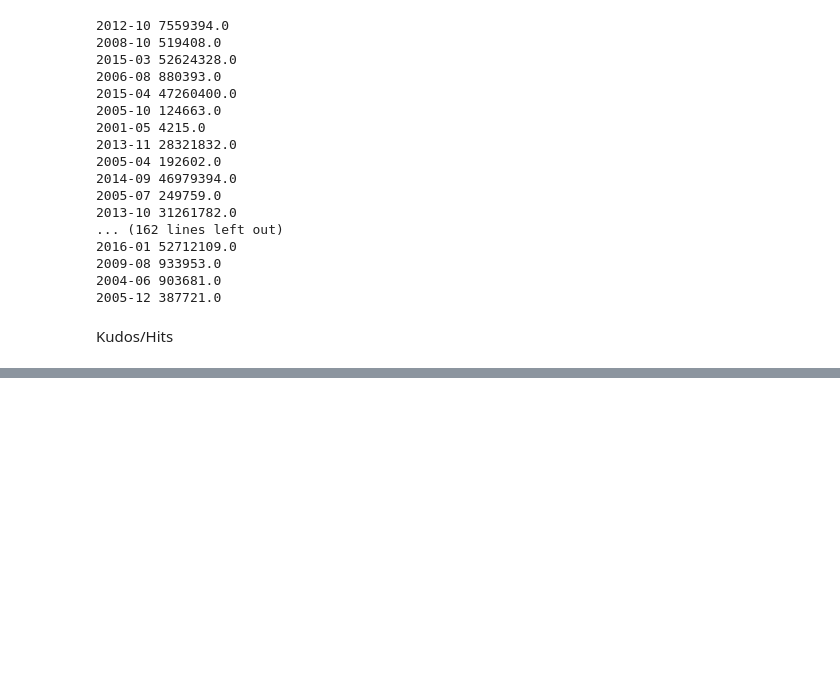
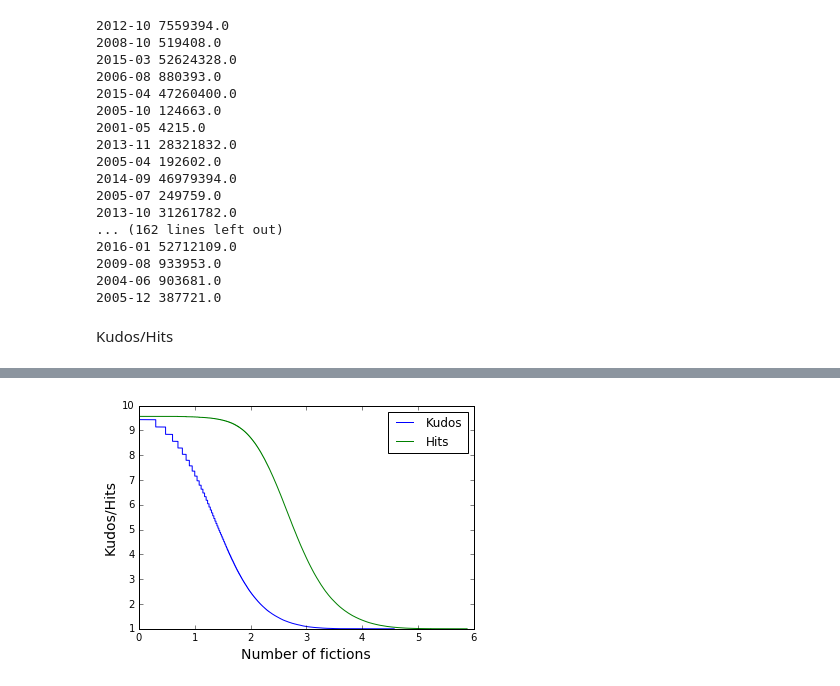
Before and after one commit to yzjing/ao3_old, a Jupyter notebook: exps/20170216_author_kudos/descriptive.ipynb, the cells around one changed output, grey strips where cells are left out. Saved outputs shown, nothing was run; the diff lists cells and outputs as text; code cells hidden in the pictures; blank space fills up the shorter version.

```diff
--- a/exps/20170216_author_kudos/descriptive.ipynb
+++ b/exps/20170216_author_kudos/descriptive.ipynb
@@ -108,11 +116,18 @@ for f in os.listdir(data_path):
 # %% [markdown]
 Kudos/Hits
 # %%
-for f in os.listdir(data_path):
-    plt.figure()
-    df = pd.read_csv(os.path.join(data_path, f), sep = '\t')
-    df = df.drop(['ChapterIndex', 'CompleteDate','UpdateDate'], axis=1)
-    df = df.drop_duplicates()
-    df['Kudos/Hits'] = df['Kudos'].astype(float)/df['Hits'].astype(float)
-    plt.hist([i for i in df['Kudos/Hits'].tolist() if not np.isnan(i) and not np.isinf(i)])
-    plt.title(f)
+kudos_all = []
+hits_all = []
+for f in fandom_list:
+    df = pd.read_csv(os.path.join(data_path, f+'_metadata.tsv'), sep = '\t')
+    try:
+        df = df.drop(['ChapterIndex', 'URL', 'CompleteDate','UpdateDate'], axis=1)
+        df = df.drop_duplicates()
+    except:
+        df = df.drop(['ChapterIndex', 'CompleteDate','UpdateDate'], axis=1)
+        df = df.drop_duplicates()
+
+    for i in df.Kudos.tolist():
+        kudos_all.append(i)
+    for i in df.Hits.tolist():
+        hits_all.append(i)
@@ -132,0 +134,20 @@ for f in os.listdir(data_path):
+# %%
+# plt.figure(figsize = (10,7))
+x1 = [i if not np.isnan(i) else 0 for i in kudos_all ]
+x2 = [i if not np.isnan(i) else 0 for i in hits_all ]
+# print (len(x),len(y))
+# data = np.vstack([x, y]).T
+# %%
+plt.figure()
+X1 = np.log10(sorted(x1,reverse=True))
+N = len(X)
+X2 = np.log10(sorted(x2,reverse=True))
+Y = np.logspace( 1/N, 1, num=N)
+plt.plot(X1,Y, label='Kudos')
+plt.plot(X2,Y, label='Hits')
+plt.legend(loc='upper right')
+plt.xlabel('Number of fictions',fontsize = '14')
+plt.ylabel("Kudos/Hits", fontsize='14')
+plt.savefig('long_tail.png', type='png')
+# %% [output]
+[figure, added]
```
Also changed, not shown: parts of 9 cells of this notebook, 7 other files.
